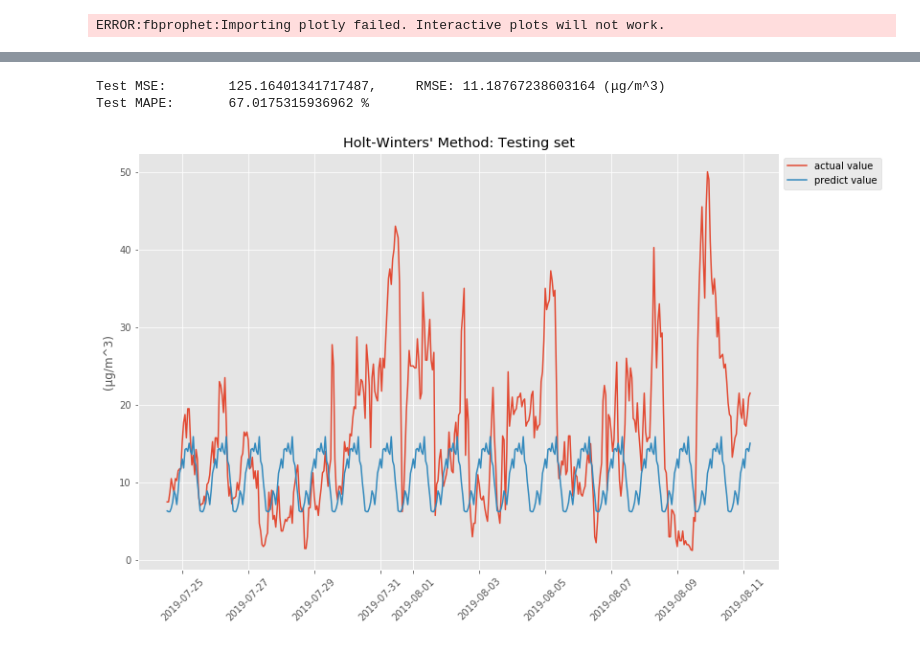
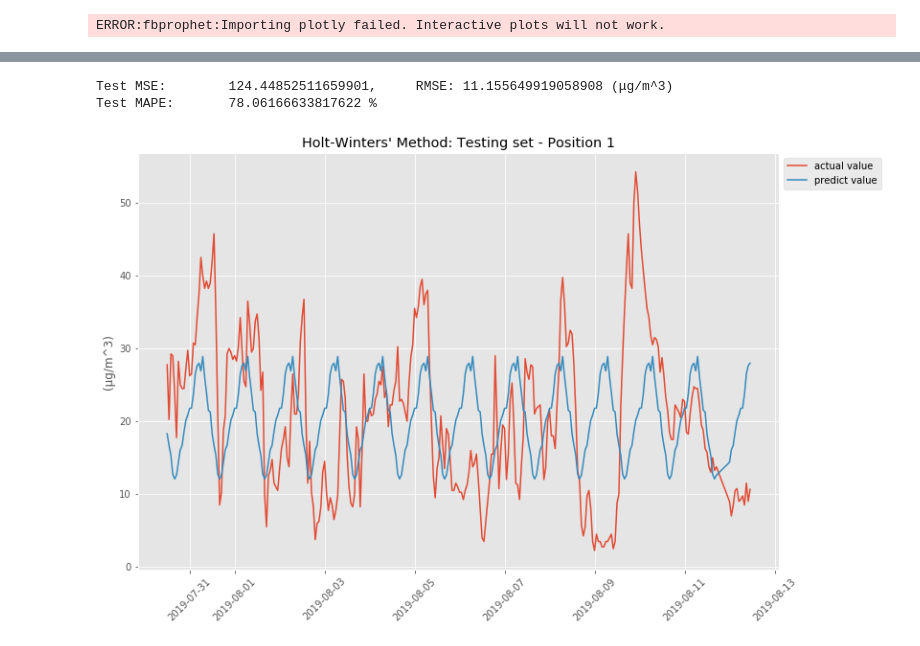
Before and after one commit to kevin110604/pm2.5_training, a Jupyter notebook: pm2.5_training_model.ipynb, the cells around one changed output, grey strips where cells are left out. Cells and saved outputs as stored; diff of their text form; code cells hidden in the pictures.

```diff
--- a/pm2.5_training_model.ipynb
+++ b/pm2.5_training_model.ipynb
@@ -429,11 +434,11 @@ def predict_Holt_Winters(pos):
     plt.xticks(rotation=45)
     plt.ylabel('(μg/m^3)')
     plt.legend(loc='upper left', bbox_to_anchor=(1,1))
-    plt.title('Holt-Winters\' Method: Testing set')
+    plt.title('Holt-Winters\' Method: Testing set - Position %d' % pos)
     plt.show()
 # %%
-predict_Holt_Winters(5)
+predict_Holt_Winters(1)
 # %% [output]
-Test MSE:        125.16401341717487,     RMSE: 11.18767238603164 (μg/m^3)
-Test MAPE:       67.0175315936962 %
+Test MSE:        124.44852511659901,     RMSE: 11.155649919058908 (μg/m^3)
+Test MAPE:       78.06166633817622 %
-[figure, old version]
+[figure, new version]
```
Also changed, not shown: parts of 3 cells of this notebook, 1 other file.
